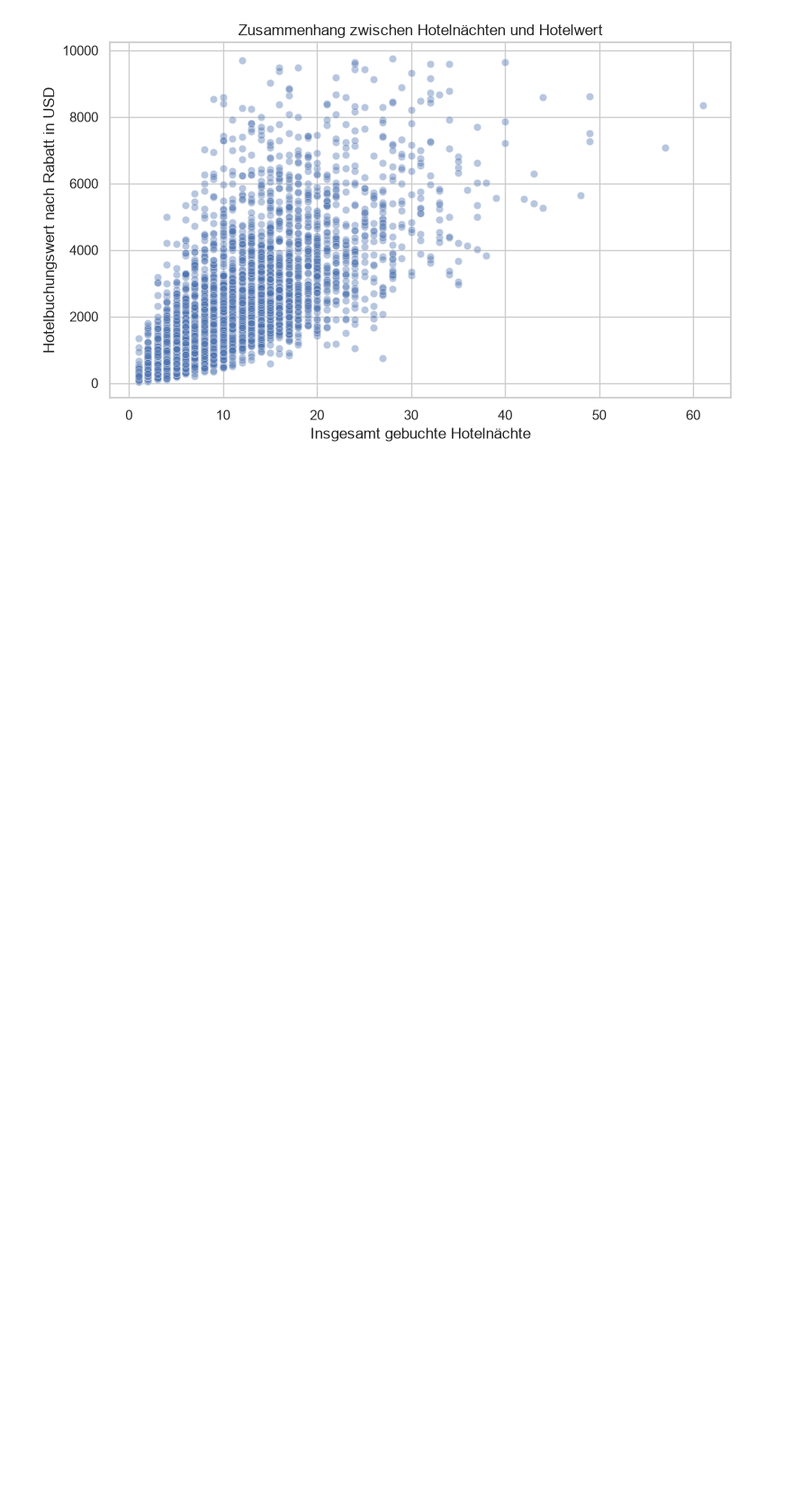
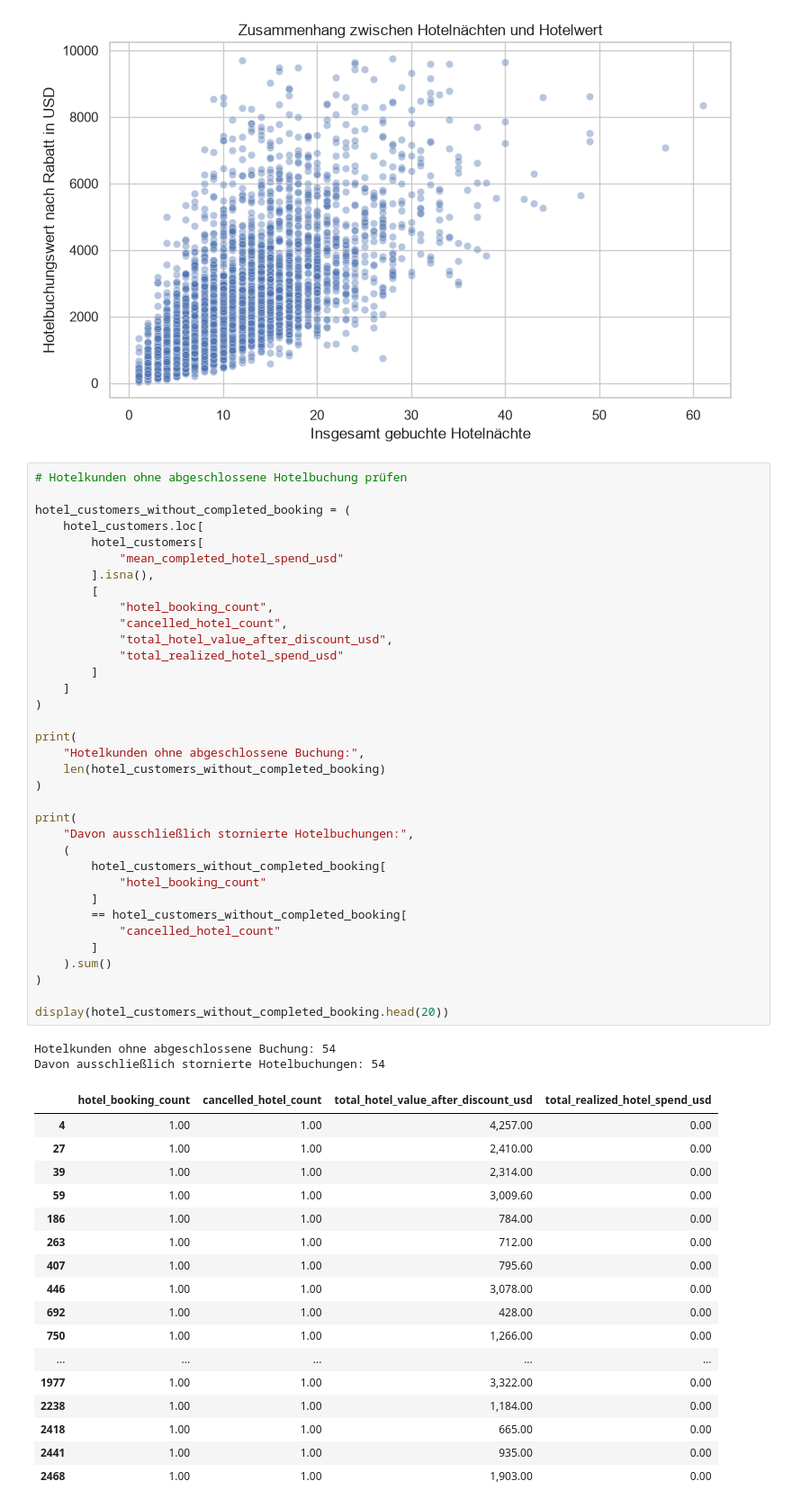
Before and after one commit to norawinkler/traveltide-customer-segmentation, a Jupyter notebook: notebooks/02_exploratory_data_analysis.ipynb, the cells around one changed output. Shown at 90% size. Cells and saved outputs as stored; diff of their text form; blank space fills up the shorter version.

```diff
--- a/notebooks/02_exploratory_data_analysis.ipynb
+++ b/notebooks/02_exploratory_data_analysis.ipynb
@@ -2710,3 +2718,58 @@ plt.tight_layout()
 plt.show()
 # %% [output]
 [figure]
+# %%
+# Hotelkunden ohne abgeschlossene Hotelbuchung prüfen
+
+hotel_customers_without_completed_booking = (
+    hotel_customers.loc[
+        hotel_customers[
+            "mean_completed_hotel_spend_usd"
+        ].isna(),
+        [
+            "hotel_booking_count",
+            "cancelled_hotel_count",
+            "total_hotel_value_after_discount_usd",
+            "total_realized_hotel_spend_usd"
+        ]
+    ]
+)
+
+print(
+    "Hotelkunden ohne abgeschlossene Buchung:",
+    len(hotel_customers_without_completed_booking)
+)
+
+print(
+    "Davon ausschließlich stornierte Hotelbuchungen:",
+    (
+        hotel_customers_without_completed_booking[
+            "hotel_booking_count"
+        ]
+        == hotel_customers_without_completed_booking[
+            "cancelled_hotel_count"
+        ]
+    ).sum()
+)
+
+display(hotel_customers_without_completed_booking.head(20))
+# %% [output]
+Hotelkunden ohne abgeschlossene Buchung: 54
+Davon ausschließlich stornierte Hotelbuchungen: 54
+|  | hotel_booking_count | cancelled_hotel_count | total_hotel_value_after_discount_usd | total_realized_hotel_spend_usd |
+| 4 | 1.00 | 1.00 | 4,257.00 | 0.00 |
+| 27 | 1.00 | 1.00 | 2,410.00 | 0.00 |
+| 39 | 1.00 | 1.00 | 2,314.00 | 0.00 |
+| 59 | 1.00 | 1.00 | 3,009.60 | 0.00 |
+| 186 | 1.00 | 1.00 | 784.00 | 0.00 |
+| 263 | 1.00 | 1.00 | 712.00 | 0.00 |
+| 407 | 1.00 | 1.00 | 795.60 | 0.00 |
+| 446 | 1.00 | 1.00 | 3,078.00 | 0.00 |
+| 692 | 1.00 | 1.00 | 428.00 | 0.00 |
+| 750 | 1.00 | 1.00 | 1,266.00 | 0.00 |
+| ... | ... | ... | ... | ... |
+| 1977 | 1.00 | 1.00 | 3,322.00 | 0.00 |
+| 2238 | 1.00 | 1.00 | 1,184.00 | 0.00 |
+| 2418 | 1.00 | 1.00 | 665.00 | 0.00 |
+| 2441 | 1.00 | 1.00 | 935.00 | 0.00 |
+| 2468 | 1.00 | 1.00 | 1,903.00 | 0.00 |
```
Also changed, not shown: parts of 10 cells of this notebook, 1 other file.
